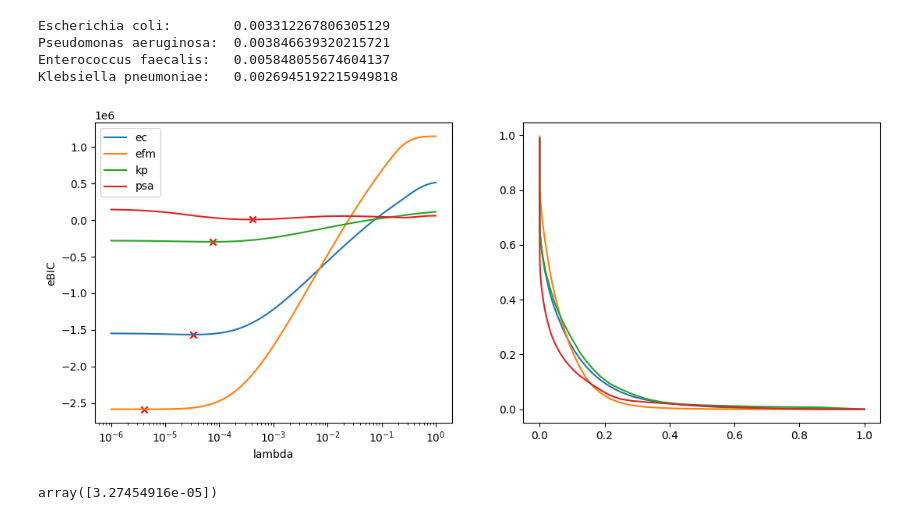
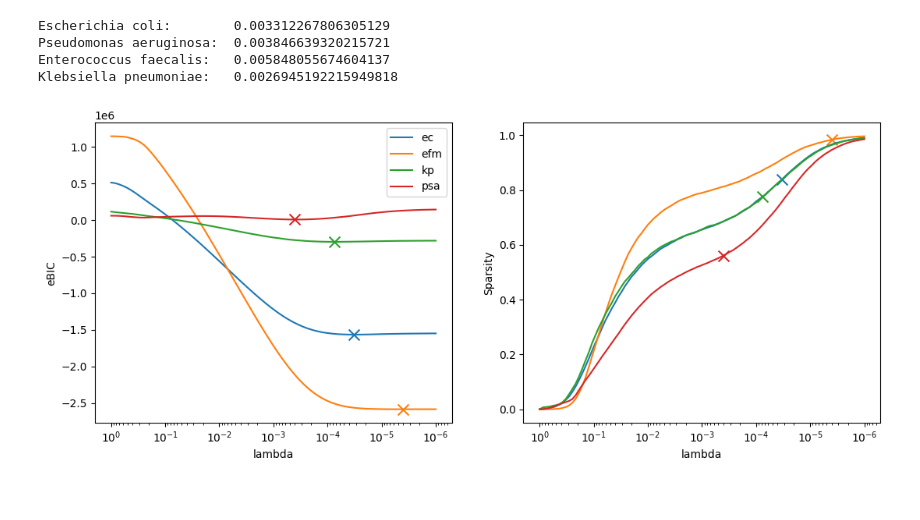
Before and after one commit to leuschjanphilipp/BacDrop-ggi, a Jupyter notebook: notebooks/figs_all_species.ipynb, the cells around one changed output. Cells and saved outputs as stored; diff of their text form; code cells hidden in the pictures.

```diff
--- a/notebooks/figs_all_species.ipynb
+++ b/notebooks/figs_all_species.ipynb
@@ -122,19 +122,27 @@ rrna_gc1_lc_dicts = {f.split('_')[0]: np.load("../data/model_selec_dicts/4S/"+f,
 # %%
 fig, axs = plt.subplots(1, 2, figsize=(13, 5))
 
 for strain in mrna_gc1_lc_dicts.items():
     axs[0].plot(strain[1]["modelselect_params"]["lambda1_range"], strain[1]["modelselect_stats"]["BIC"][0.1], label=strain[0])
     axs[1].plot(strain[1]["modelselect_params"]["lambda1_range"], strain[1]["modelselect_stats"]["SP"], label=strain[0])
-    #draw a cross at the selected lambda1 values
-    axs[0].scatter(x=strain[1]["modelselect_params"]["lambda1_range"][np.where(strain[1]["modelselect_params"]["lambda1_range"] == strain[1]["reg_params"]["lambda1"])], y=strain[1]["modelselect_stats"]["BIC"][0.1][np.where(strain[1]["modelselect_params"]["lambda1_range"] == strain[1]["reg_params"]["lambda1"])], marker='x', color='red')
-    axs[0].set_xscale("log")
-    axs[0].set_xlabel("lambda")
-    axs[0].set_ylabel("eBIC")
-    axs[0].invert_xaxis()
-    axs[0].legend()
+
+    axs[0].scatter(x=strain[1]["modelselect_params"]["lambda1_range"][np.where(strain[1]["modelselect_params"]["lambda1_range"] == strain[1]["reg_params"]["lambda1"])],
+                   y=strain[1]["modelselect_stats"]["BIC"][0.1][np.where(strain[1]["modelselect_params"]["lambda1_range"] == strain[1]["reg_params"]["lambda1"])],
+                   marker='x', s=100)
+
+    axs[1].scatter(x=strain[1]["modelselect_params"]["lambda1_range"][np.where(strain[1]["modelselect_params"]["lambda1_range"] == strain[1]["reg_params"]["lambda1"])],
+                   y=strain[1]["modelselect_stats"]["SP"][np.where(strain[1]["modelselect_params"]["lambda1_range"] == strain[1]["reg_params"]["lambda1"])],
+                   marker='x', s=100)
+
+axs[0].set_xscale("log")
+axs[0].set_xlabel("lambda")
+axs[0].set_ylabel("eBIC")
+axs[0].invert_xaxis()
+axs[0].legend()
+
+axs[1].set_xscale("log")
+axs[1].set_xlabel("lambda")
+axs[1].set_ylabel("Sparsity")
+axs[1].invert_xaxis()
 # %% [output]
-[figure, old version]
+[figure, new version]
-# %%
-strain[1]["modelselect_params"]["lambda1_range"][np.where(strain[1]["modelselect_params"]["lambda1_range"] == strain[1]["reg_params"]["lambda1"])]
-# %% [output]
-array([3.27454916e-05])
```
Also changed, not shown: parts of 5 cells of this notebook.
